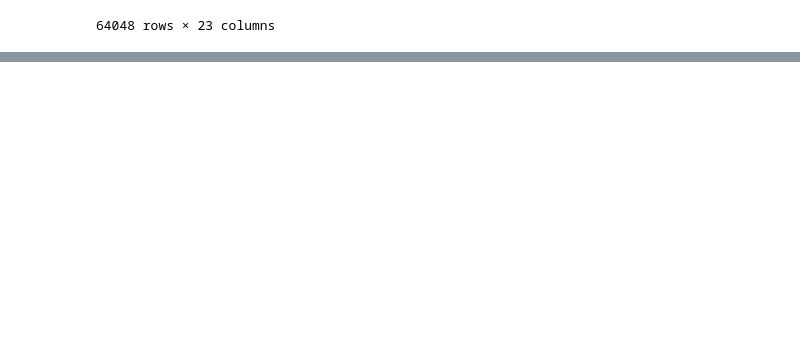
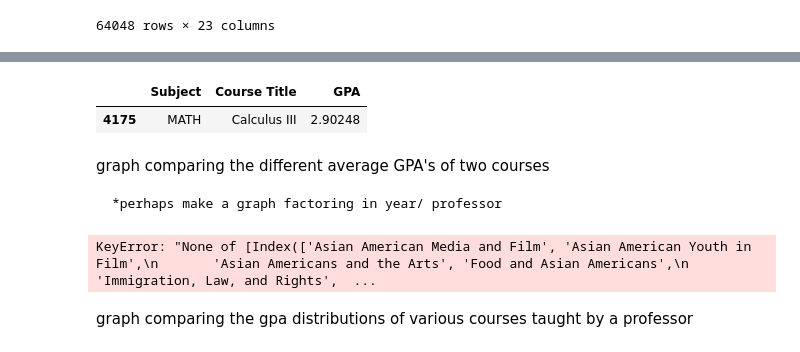
Before and after one commit to CS196Illinois/Group3-SP23, a Jupyter notebook: Joey.ipynb, the cells around one changed output, grey strips where cells are left out. Saved outputs shown, nothing was run; the diff lists cells and outputs as text; code cells hidden in the pictures; blank space fills up the shorter version.

Commit message:
committing graph(not yet functional) functions

```diff
--- a/Joey.ipynb
+++ b/Joey.ipynb
@@ -59,3 +60,6 @@ data
 | 64046 | 2010 | Summer | 2010-su | TAM | 251 | Introductory Solid Mechanics | LCD | 1 | 2 | 2 | ... |
 | 64047 | 2010 | Summer | 2010-su | TAM | 335 | Introductory Fluid Mechanics | LEC | 5 | 8 | 9 | ... |
 64048 rows × 23 columns
+# %%
+gpa_course_alltime = data.groupby([data["Subject"], data["Course Title"]])['GPA'].mean().reset_index()
+gpa_course_alltime.head()
@@ -61,0 +73,14 @@ data
+# %%
+# not sure about the syntax, this is the general form to return all time gpa of one course tho
+# def get_alltime_course_gpa(str course)
+
+#gpa_course_alltime[gpa_course_alltime['Course Title'] == course]
+
+gpa_course_alltime[gpa_course_alltime['Course Title'] == 'Calculus III']
+# %% [output]
+|  | Subject | Course Title | GPA |
+| 4175 | MATH | Calculus III | 2.90248 |
+# %% [markdown]
+graph comparing the different average GPA's of two courses
+
+    *perhaps make a graph factoring in year/ professor
@@ -61,0 +115,6 @@ data
+# %%
+graph_1('Calculus I', 'Calculus II')
+# %% [output]
+KeyError: "None of [Index(['Asian American Media and Film', 'Asian American Youth in Film',\n       'Asian Americans and the Arts', 'Food and Asian Americans',\n       'Immigration, Law, and Rights',  ...
+# %% [markdown]
+graph comparing the gpa distributions of various courses taught by a professor
```
Also changed, not shown: parts of 5 cells of this notebook.
